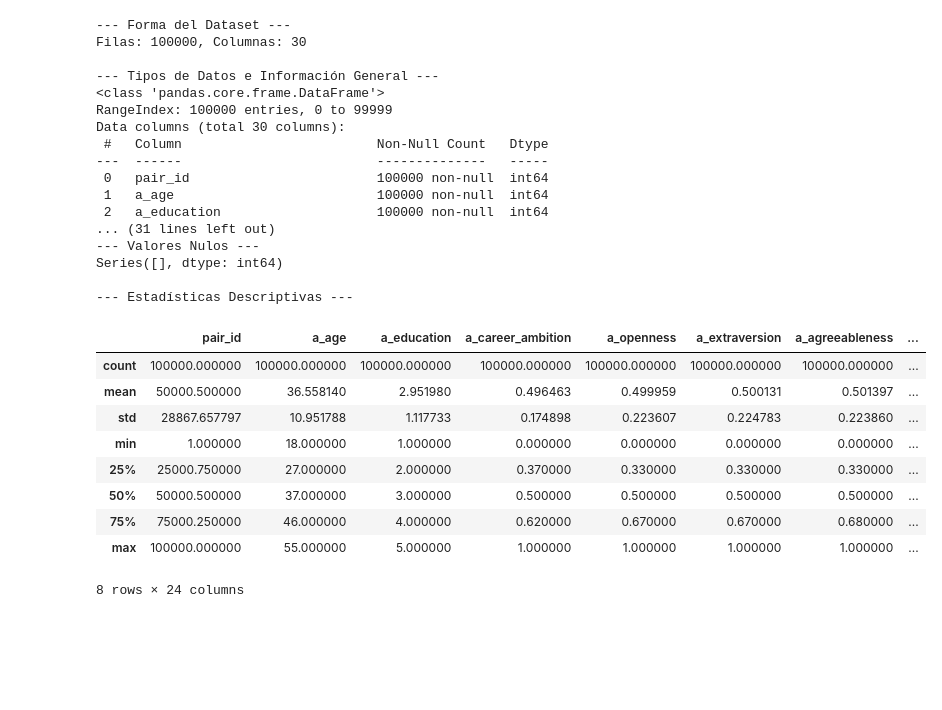
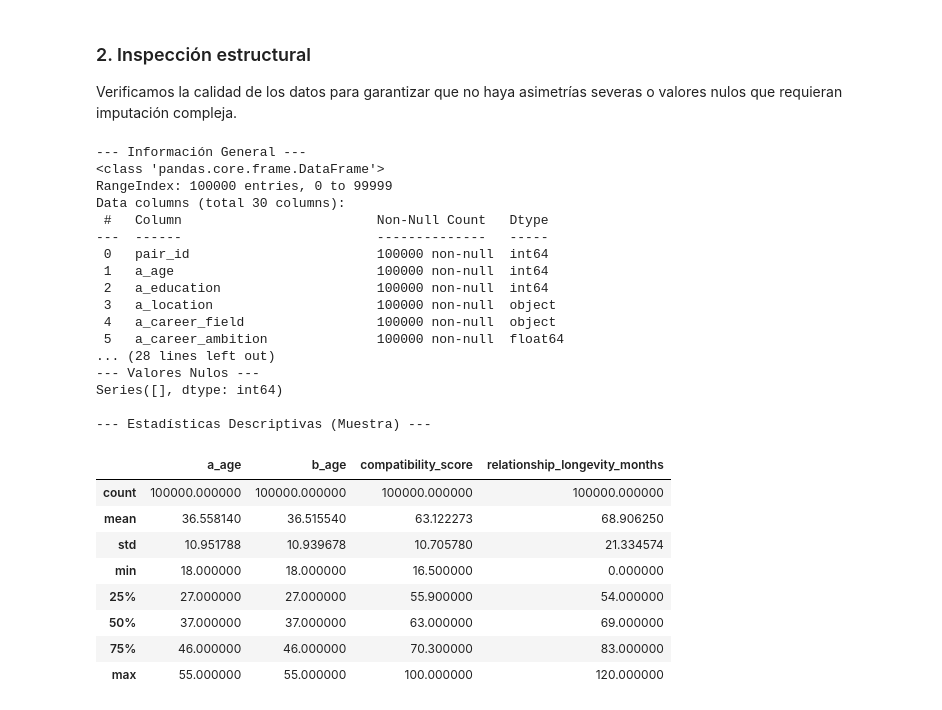
Before and after one commit to OscarDominguezOcana/DISIA-G5, a Jupyter notebook: [DISIA] - G5 - Hito 2.ipynb, the cells around one changed output. Saved outputs shown, nothing was run; the diff lists cells and outputs as text; code cells hidden in the pictures; blank space fills up the shorter version.

```diff
--- a/[DISIA] - G5 - Hito 2.ipynb
+++ b/[DISIA] - G5 - Hito 2.ipynb
@@ -35,41 +45,40 @@ df.head(20)
+# %% [markdown]
+### 2. Inspección estructural
+
+Verificamos la calidad de los datos para garantizar que no haya asimetrías severas o valores nulos que requieran imputación compleja.
 # %%
-# 2. Información Básica y Calidad de los Datos
-print("--- Forma del Dataset ---")
-print(f"Filas: {df.shape[0]}, Columnas: {df.shape[1]}")
-
-print("\n--- Tipos de Datos e Información General ---")
+print("--- Información General ---")
 print(df.info())
 
 print("\n--- Valores Nulos ---")
-print(df.isnull().sum()[df.isnull().sum() > 0]) # Solo muestra si hay nulos
+print(df.isnull().sum()[df.isnull().sum() > 0]) # Vacío si no hay nulos
 
-print("\n--- Estadísticas Descriptivas ---")
-display(df.describe()) # Si usas script normal, cambia 'display' por 'print'
+print("\n--- Estadísticas Descriptivas (Muestra) ---")
+display(df[['a_age', 'b_age', 'compatibility_score', 'relationship_longevity_months']].describe())
 # %% [output]
---- Forma del Dataset ---
-Filas: 100000, Columnas: 30
-
---- Tipos de Datos e Información General ---
+--- Información General ---
 <class 'pandas.core.frame.DataFrame'>
 RangeIndex: 100000 entries, 0 to 99999
 Data columns (total 30 columns):
  #   Column                         Non-Null Count   Dtype
 ---  ------                         --------------   -----
  0   pair_id                        100000 non-null  int64
  1   a_age                          100000 non-null  int64
  2   a_education                    100000 non-null  int64
-... (31 lines left out)
+ 3   a_location                     100000 non-null  object
+ 4   a_career_field                 100000 non-null  object
+ 5   a_career_ambition              100000 non-null  float64
+... (28 lines left out)
 --- Valores Nulos ---
 Series([], dtype: int64)
 
---- Estadísticas Descriptivas ---
+--- Estadísticas Descriptivas (Muestra) ---
-|  | pair_id | a_age | a_education | a_career_ambition | a_openness | a_extraversion | a_agreeableness | ... |
-| count | 100000.000000 | 100000.000000 | 100000.000000 | 100000.000000 | 100000.000000 | 100000.000000 | 100000.000000 | ... |
-| mean | 50000.500000 | 36.558140 | 2.951980 | 0.496463 | 0.499959 | 0.500131 | 0.501397 | ... |
-| std | 28867.657797 | 10.951788 | 1.117733 | 0.174898 | 0.223607 | 0.224783 | 0.223860 | ... |
-| min | 1.000000 | 18.000000 | 1.000000 | 0.000000 | 0.000000 | 0.000000 | 0.000000 | ... |
-| 25% | 25000.750000 | 27.000000 | 2.000000 | 0.370000 | 0.330000 | 0.330000 | 0.330000 | ... |
-| 50% | 50000.500000 | 37.000000 | 3.000000 | 0.500000 | 0.500000 | 0.500000 | 0.500000 | ... |
-| 75% | 75000.250000 | 46.000000 | 4.000000 | 0.620000 | 0.670000 | 0.670000 | 0.680000 | ... |
-| max | 100000.000000 | 55.000000 | 5.000000 | 1.000000 | 1.000000 | 1.000000 | 1.000000 | ... |
+|  | a_age | b_age | compatibility_score | relationship_longevity_months |
+| count | 100000.000000 | 100000.000000 | 100000.000000 | 100000.000000 |
+| mean | 36.558140 | 36.515540 | 63.122273 | 68.906250 |
+| std | 10.951788 | 10.939678 | 10.705780 | 21.334574 |
+| min | 18.000000 | 18.000000 | 16.500000 | 0.000000 |
+| 25% | 27.000000 | 27.000000 | 55.900000 | 54.000000 |
+| 50% | 37.000000 | 37.000000 | 63.000000 | 69.000000 |
+| 75% | 46.000000 | 46.000000 | 70.300000 | 83.000000 |
+| max | 55.000000 | 55.000000 | 100.000000 | 120.000000 |
-8 rows × 24 columns
```
Also changed, not shown: parts of 23 cells of this notebook.
